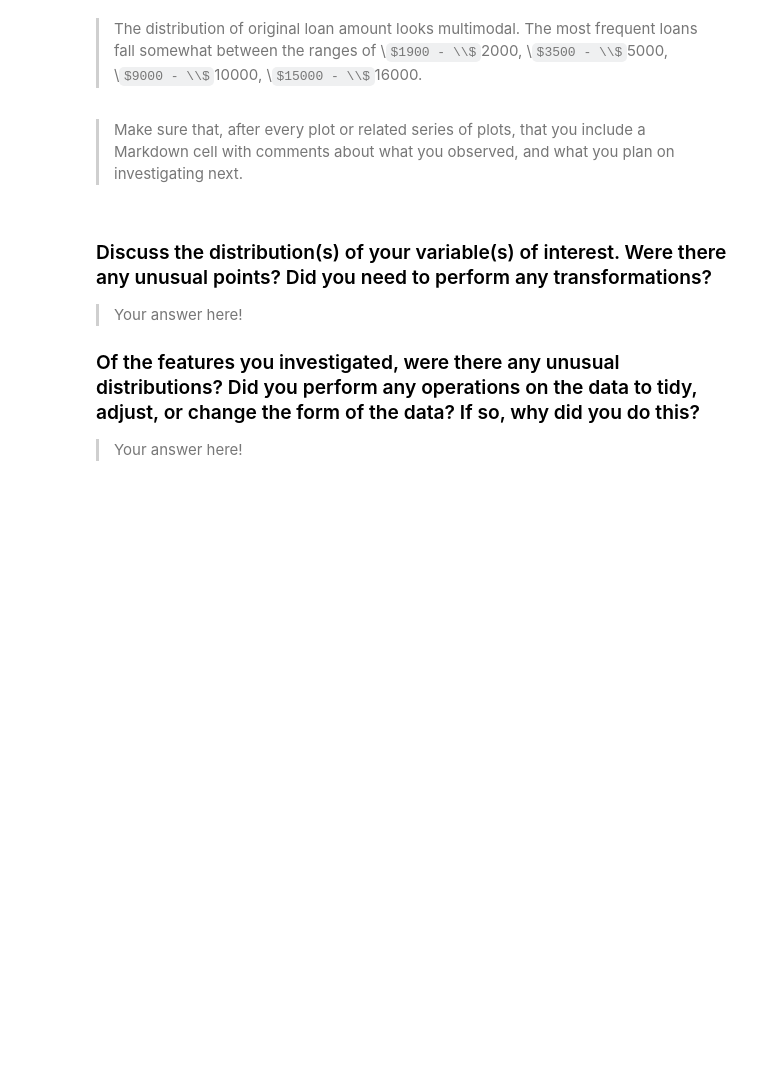
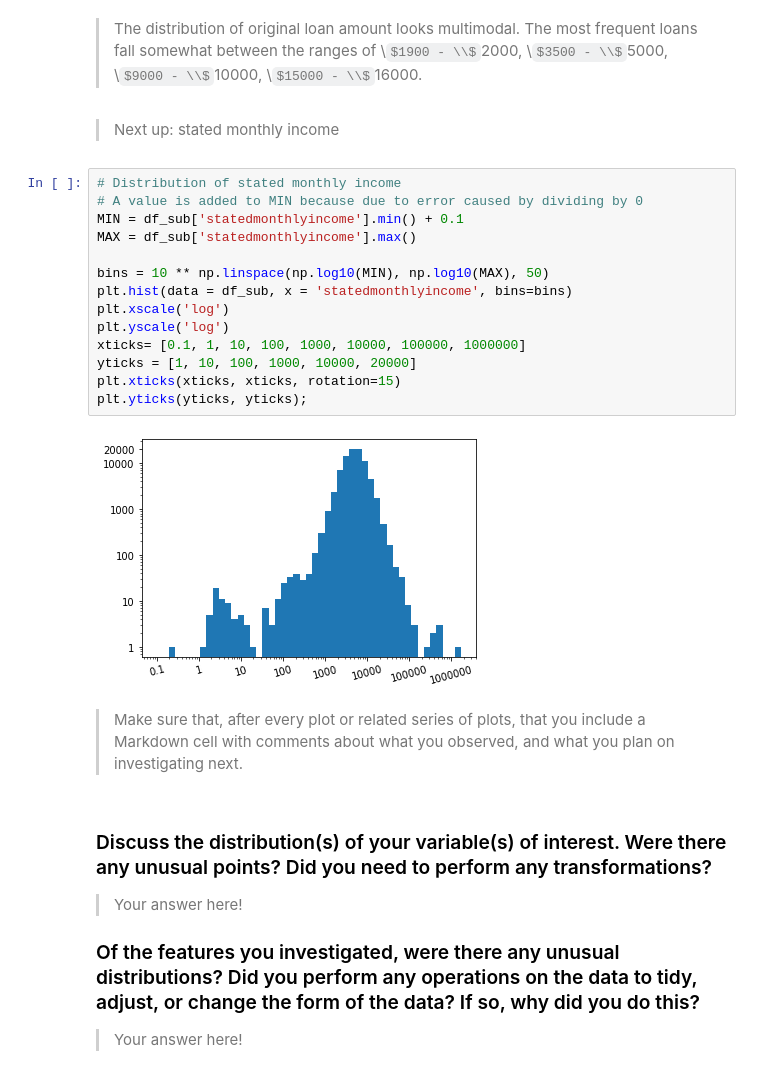
Before and after one commit to chukwume/prosperloandata, a Jupyter notebook: exploration_template.ipynb, the cells around one changed output. Cells and saved outputs as stored; diff of their text form; some formulas as TeX source; blank space fills up the shorter version.

Commit message:
feat: Add hist for monthly income

```diff
--- a/exploration_template.ipynb
+++ b/exploration_template.ipynb
@@ -163,5 +163,23 @@ plt.xlabel('Original loan amount ($)');
 # %% [markdown]
 > The distribution of original loan amount looks multimodal. The most frequent loans fall somewhat between the ranges of \\$1900 - \\$2000, \\$3500 - \\$5000, \\$9000 - \\$10000, \\$15000 - \\$16000.
+# %% [markdown]
+> Next up: stated monthly income
+# %%
+# Distribution of stated monthly income
+# A value is added to MIN because due to error caused by dividing by 0
+MIN = df_sub['statedmonthlyincome'].min() + 0.1
+MAX = df_sub['statedmonthlyincome'].max()
+
+bins = 10 ** np.linspace(np.log10(MIN), np.log10(MAX), 50)
+plt.hist(data = df_sub, x = 'statedmonthlyincome', bins=bins)
+plt.xscale('log')
+plt.yscale('log')
+xticks= [0.1, 1, 10, 100, 1000, 10000, 100000, 1000000]
+yticks = [1, 10, 100, 1000, 10000, 20000]
+plt.xticks(xticks, xticks, rotation=15)
+plt.yticks(yticks, yticks);
+# %% [output]
+[figure, added]
 # %% [markdown]
 > Make sure that, after every plot or related series of plots, that you
 include a Markdown cell with comments about what you observed, and what
```
Also changed, not shown: parts of 1 cell of this notebook.
